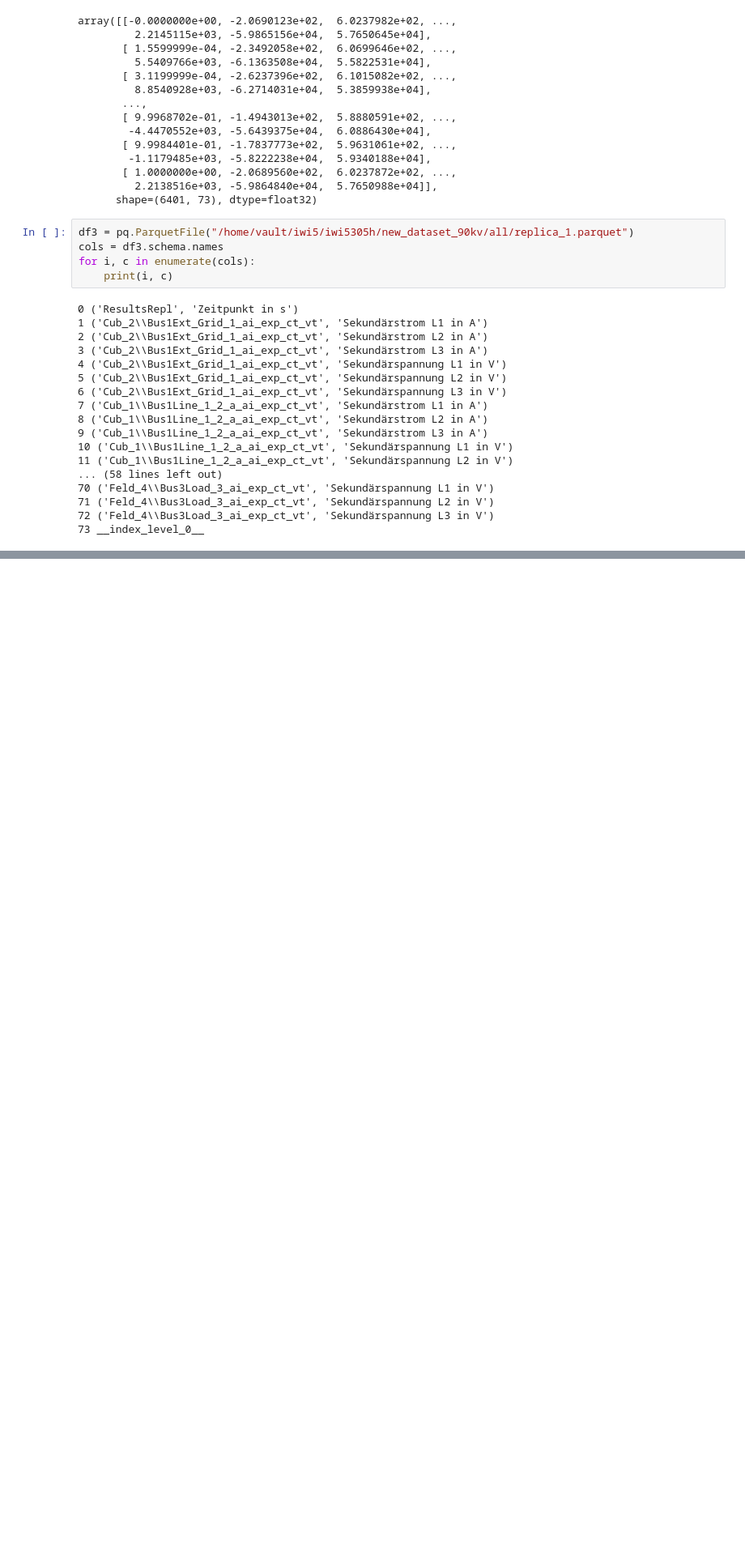
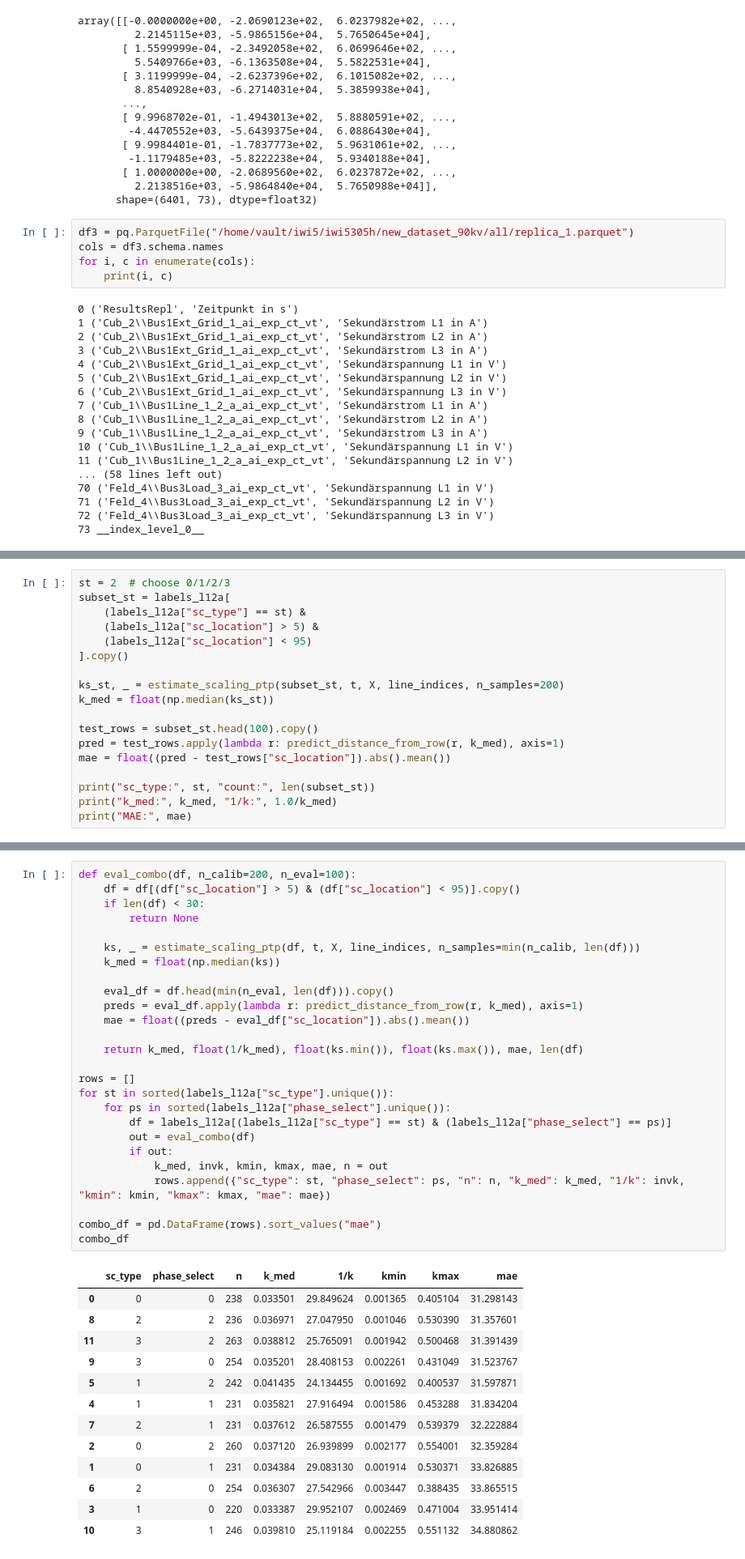
Before and after one commit to sagar-crypto/Masters_thesis_PR_LABS, a Jupyter notebook: EDA.ipynb, the cells around one changed output, grey strips where cells are left out. Shown at 81% size. Cells and saved outputs as stored; diff of their text form; blank space fills up the shorter version.

```diff
--- a/EDA.ipynb
+++ b/EDA.ipynb
@@ -66,0 +598,18 @@ for i, c in enumerate(cols):
+# %%
+st = 2  # choose 0/1/2/3
+subset_st = labels_l12a[
+    (labels_l12a["sc_type"] == st) &
+    (labels_l12a["sc_location"] > 5) &
+    (labels_l12a["sc_location"] < 95)
+].copy()
+
+ks_st, _ = estimate_scaling_ptp(subset_st, t, X, line_indices, n_samples=200)
+k_med = float(np.median(ks_st))
+
+test_rows = subset_st.head(100).copy()
+pred = test_rows.apply(lambda r: predict_distance_from_row(r, k_med), axis=1)
+mae = float((pred - test_rows["sc_location"]).abs().mean())
+
+print("sc_type:", st, "count:", len(subset_st))
+print("k_med:", k_med, "1/k:", 1.0/k_med)
+print("MAE:", mae)
@@ -66,0 +620,40 @@ for i, c in enumerate(cols):
+# %%
+def eval_combo(df, n_calib=200, n_eval=100):
+    df = df[(df["sc_location"] > 5) & (df["sc_location"] < 95)].copy()
+    if len(df) < 30:
+        return None
+
+    ks, _ = estimate_scaling_ptp(df, t, X, line_indices, n_samples=min(n_calib, len(df)))
+    k_med = float(np.median(ks))
+
+    eval_df = df.head(min(n_eval, len(df))).copy()
+    preds = eval_df.apply(lambda r: predict_distance_from_row(r, k_med), axis=1)
+    mae = float((preds - eval_df["sc_location"]).abs().mean())
+
+    return k_med, float(1/k_med), float(ks.min()), float(ks.max()), mae, len(df)
+
+rows = []
+for st in sorted(labels_l12a["sc_type"].unique()):
+    for ps in sorted(labels_l12a["phase_select"].unique()):
+        df = labels_l12a[(labels_l12a["sc_type"] == st) & (labels_l12a["phase_select"] == ps)]
+        out = eval_combo(df)
+        if out:
+            k_med, invk, kmin, kmax, mae, n = out
+            rows.append({"sc_type": st, "phase_select": ps, "n": n, "k_med": k_med, "1/k": invk, "kmin": kmin, "kmax": kmax, "mae": mae})
+
+combo_df = pd.DataFrame(rows).sort_values("mae")
+combo_df
+# %% [output]
+|  | sc_type | phase_select | n | k_med | 1/k | kmin | kmax | mae |
+| 0 | 0 | 0 | 238 | 0.033501 | 29.849624 | 0.001365 | 0.405104 | 31.298143 |
+| 8 | 2 | 2 | 236 | 0.036971 | 27.047950 | 0.001046 | 0.530390 | 31.357601 |
+| 11 | 3 | 2 | 263 | 0.038812 | 25.765091 | 0.001942 | 0.500468 | 31.391439 |
+| 9 | 3 | 0 | 254 | 0.035201 | 28.408153 | 0.002261 | 0.431049 | 31.523767 |
+| 5 | 1 | 2 | 242 | 0.041435 | 24.134455 | 0.001692 | 0.400537 | 31.597871 |
+| 4 | 1 | 1 | 231 | 0.035821 | 27.916494 | 0.001586 | 0.453288 | 31.834204 |
+| 7 | 2 | 1 | 231 | 0.037612 | 26.587555 | 0.001479 | 0.539379 | 32.222884 |
+| 2 | 0 | 2 | 260 | 0.037120 | 26.939899 | 0.002177 | 0.554001 | 32.359284 |
+| 1 | 0 | 1 | 231 | 0.034384 | 29.083130 | 0.001914 | 0.530371 | 33.826885 |
+| 6 | 2 | 0 | 254 | 0.036307 | 27.542966 | 0.003447 | 0.388435 | 33.865515 |
+| 3 | 1 | 0 | 220 | 0.033387 | 29.952107 | 0.002469 | 0.471004 | 33.951414 |
+| 10 | 3 | 1 | 246 | 0.039810 | 25.119184 | 0.002255 | 0.551132 | 34.880862 |
```
Also changed, not shown: parts of 46 cells of this notebook, 4 other files.
